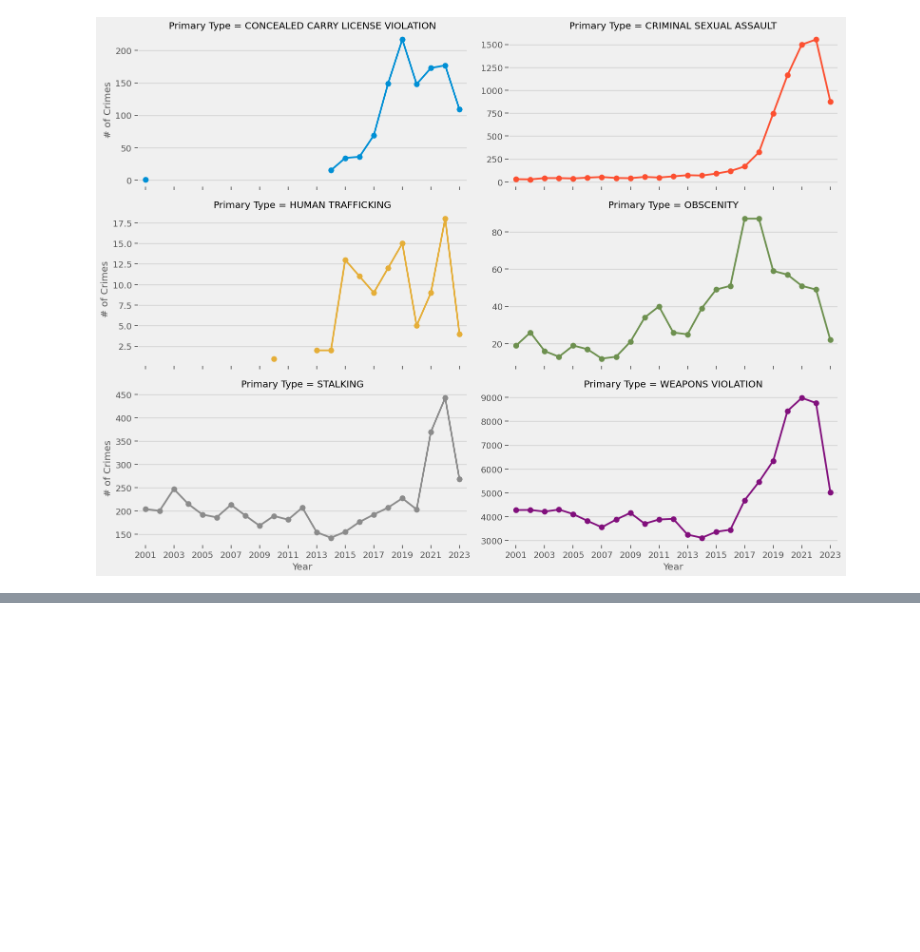
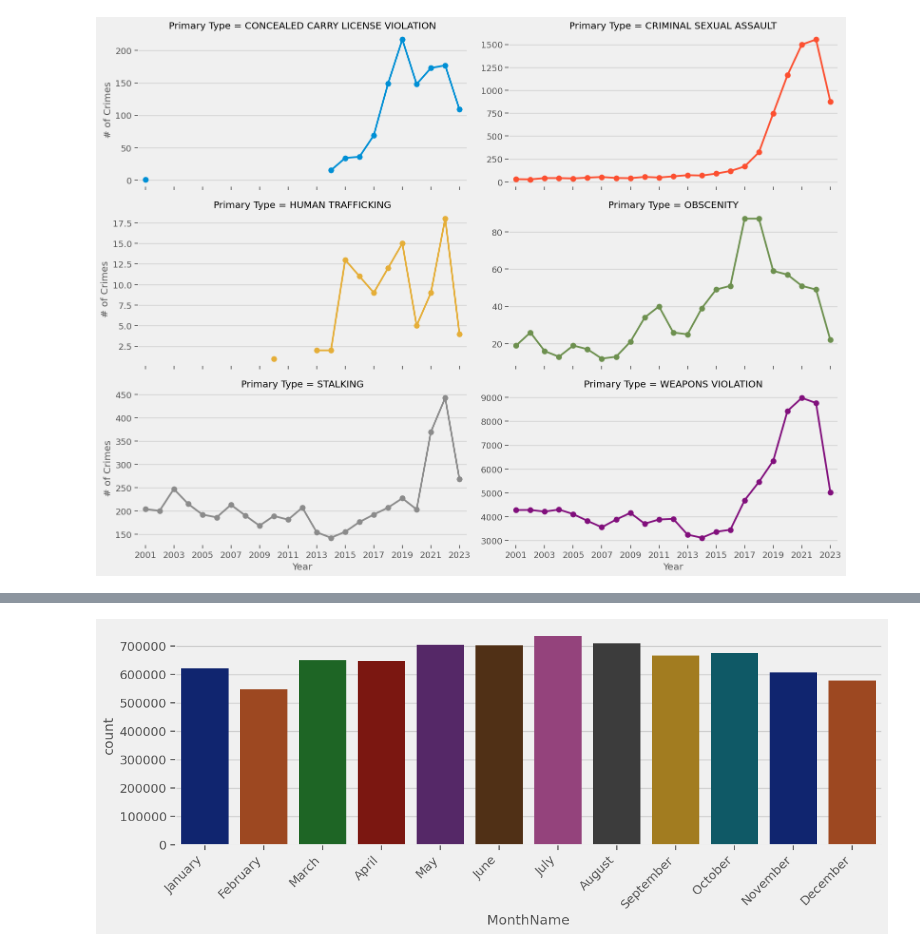
Before and after one commit to jonnunez92/Project-4---Chicago-Crime-Data, a Jupyter notebook: Project 4_Part 1 - Chicago Crime Data - Jonathan Nunez.ipynb, the cells around one changed output, grey strips where cells are left out. Saved outputs shown, nothing was run; the diff lists cells and outputs as text; code cells hidden in the pictures; blank space fills up the shorter version.

```diff
--- a/Project 4_Part 1 - Chicago Crime Data - Jonathan Nunez.ipynb
+++ b/Project 4_Part 1 - Chicago Crime Data - Jonathan Nunez.ipynb
@@ -506,0 +515,6 @@ plt.xticks(np.arange(0,23, step=2));
+# %%
+df4 = df[~non_crime]
+# %%
+df4['Month'] = df4.index.month
+df4['MonthName'] = df4.index.month_name()
+df4.head(3)
@@ -506,0 +527,5 @@ plt.xticks(np.arange(0,23, step=2));
+# %%
+# saving lookup for number vs name
+unique_months = df4.drop_duplicates(subset=['Month']).sort_values('Month')
+month_lookup =dict(zip(unique_months['Month'],unique_months['MonthName']))
+month_lookup
@@ -506,0 +545,6 @@ plt.xticks(np.arange(0,23, step=2));
+# %%
+ax = sns.countplot(data=df4, x='MonthName',palette='dark',order=month_lookup.values());
+# Rotate xtick labels and align the text to the bar
+ax.set_xticklabels(ax.get_xticklabels(), rotation=45, ha='right');
+# %% [output]
+[figure, added]
```
Also changed, not shown: parts of 8 cells of this notebook.
